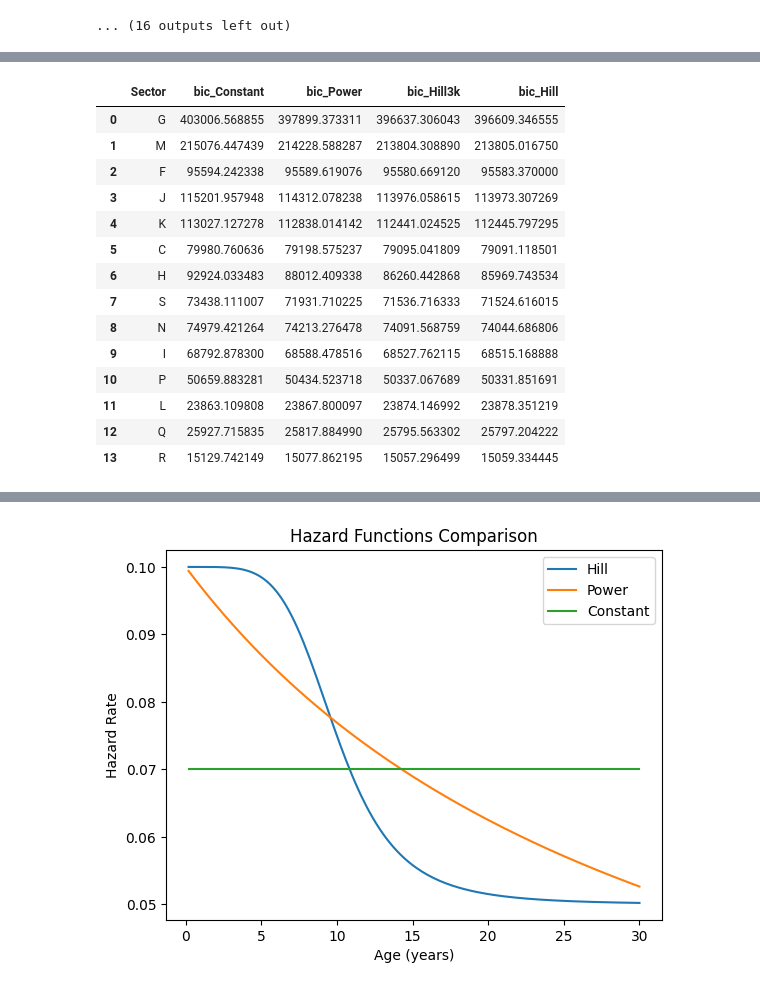
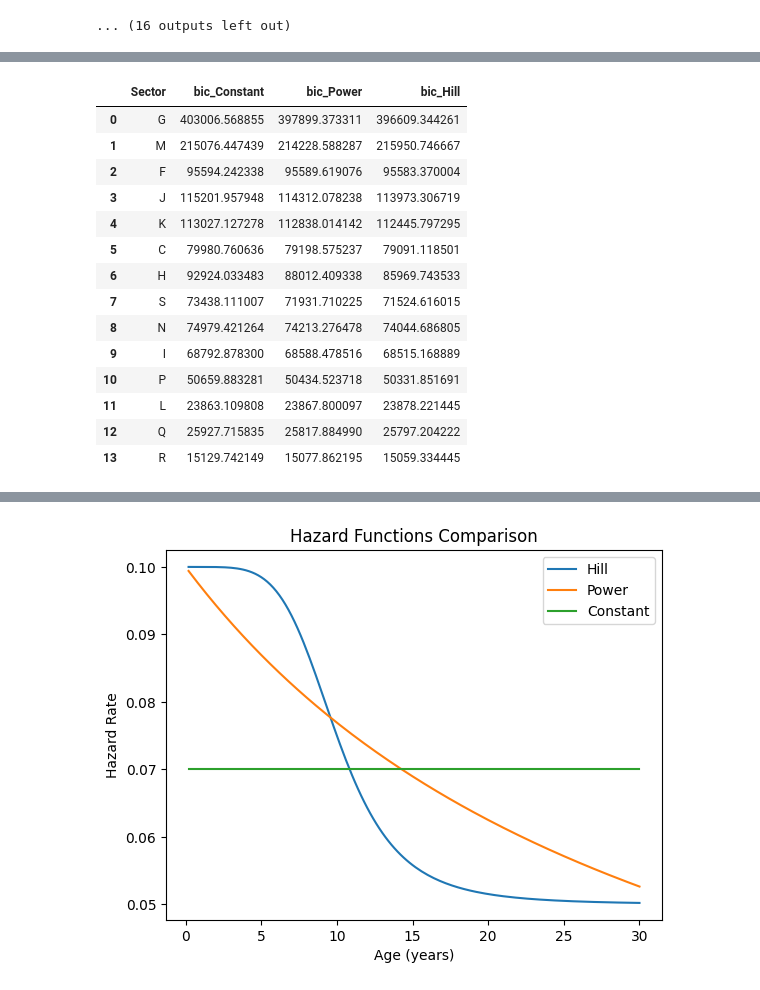
Before and after one commit to maxcyn/a-star, a Jupyter notebook: compare_model_fit.ipynb, the cells around one changed output, grey strips where cells are left out. Cells and saved outputs as stored; diff of their text form; code cells hidden in the pictures.

```diff
--- a/compare_model_fit.ipynb
+++ b/compare_model_fit.ipynb
@@ -263,7 +93,7 @@ for fil in sector_list:
 
     totals, survivors = obtain_total_alive_count(df_analysis, 'Sector', fil)
 
-    result1 = fit_hill_model_mle(ages, survivors, totals, [0.1, 0.04, 10, 5])
+    result1 = fit_hill_model_mle(ages, survivors, totals, [0.124, 0.04, 10, 5])
     result2 = fit_hill_model_mle(ages, survivors, totals, [0.2, 0.03, 7, 50])
 
     result = result1 if result1.fun < result2.fun else result2
@@ -612,10 +287,8 @@ R: [0.13209232926330486, 0.08403562377266503, 9.147833829472706]
 # %%
 from scipy.optimize import minimize_scalar
-def constant_survival_function(ages, mu):
-    return np.exp(-mu * ages)
 
 def model_survival_curve_constant(ages, mu):
-    return np.array([constant_survival_function(_, mu) for _ in ages])
+    return np.exp(-mu * ages)
 
 def neg_log_likelihood_constant(mu, ages, survivors, totals):
     if mu < 0:
@@ -627,7 +300,7 @@ def neg_log_likelihood_constant(mu, ages, survivors, totals):
     return -logL
 
 def fit_constant_model_mle(ages, survivors, totals):
-    bounds = (1e-6, 0.3)
+    bounds = (1e-6, 0.5)
     result = minimize_scalar(neg_log_likelihood_constant, bounds=bounds, args=(ages, survivors, totals), method='bounded')
     return result
 # %%
@@ -672,23 +345,6 @@ plt.show()
 -23856.099173195296
 [figure]
 # %%
-region_ll_constant = []
-region_list = ['NR','WR','CR','ER','NER']
-for fil in region_list:
-    sf, ages = obtain_survival_fractions(df_analysis, 'Region', fil)
-    totals, survivors = obtain_total_alive_count(df_analysis, 'Region', fil)
-    result = fit_constant_model_mle(ages, survivors, totals)
-    # print(result.x)
-    # plt.plot(ages, sf, 'o', markersize = 3, label='Observed survival fractions')
-    # plt.plot(ages, model_survival_curve_constant(ages, result.x[0]), label='MLE Constant Model', linestyle='--')
-    # plt.title(f'MLE Constant fit for {fil}')
-    # plt.xlabel('Age (years)')
-    # plt.ylabel('Survival Fraction')
-    # plt.legend()
-    # plt.grid(True)
-    # plt.show()
-    region_ll_constant.append(result.fun)
-
 sector_ll_constant = []
 for fil in sector_list:
     sf, ages = obtain_survival_fractions(df_analysis, 'Sector', fil)
@@ -705,7 +361,6 @@ for fil in sector_list:
     plt.show()
     sector_ll_constant.append(result.fun)
 
-region_aic_constant, region_bic_constant = compute_aic_bic(np.array(region_ll_constant), 1, len(ages))
 sector_aic_constant, sector_bic_constant = compute_aic_bic(np.array(sector_ll_constant), 1, len(ages))
 # %% [output]
 G: 0.11239679018019465
@@ -786,25 +406,24 @@ sector_df_aic.head(14)
 # %%
 sector_df_bic = pd.DataFrame({
     'Sector': sector_list,
     'bic_Constant': sector_bic_constant,
     'bic_Power': sector_bic_power,
-    'bic_Hill3k': sector_bic_hill3k,
-    'bic_Hill': sector_bic_hill,
+    'bic_Hill': sector_bic_hill
 })
 sector_df_bic.head(14)
 # %% [output]
-|  | Sector | bic_Constant | bic_Power | bic_Hill3k | bic_Hill |
-| 0 | G | 403006.568855 | 397899.373311 | 396637.306043 | 396609.346555 |
-| 1 | M | 215076.447439 | 214228.588287 | 213804.308890 | 213805.016750 |
-| 2 | F | 95594.242338 | 95589.619076 | 95580.669120 | 95583.370000 |
-| 3 | J | 115201.957948 | 114312.078238 | 113976.058615 | 113973.307269 |
-| 4 | K | 113027.127278 | 112838.014142 | 112441.024525 | 112445.797295 |
-| 5 | C | 79980.760636 | 79198.575237 | 79095.041809 | 79091.118501 |
-| 6 | H | 92924.033483 | 88012.409338 | 86260.442868 | 85969.743534 |
-| 7 | S | 73438.111007 | 71931.710225 | 71536.716333 | 71524.616015 |
-| 8 | N | 74979.421264 | 74213.276478 | 74091.568759 | 74044.686806 |
-| 9 | I | 68792.878300 | 68588.478516 | 68527.762115 | 68515.168888 |
-| 10 | P | 50659.883281 | 50434.523718 | 50337.067689 | 50331.851691 |
-| 11 | L | 23863.109808 | 23867.800097 | 23874.146992 | 23878.351219 |
-| 12 | Q | 25927.715835 | 25817.884990 | 25795.563302 | 25797.204222 |
-| 13 | R | 15129.742149 | 15077.862195 | 15057.296499 | 15059.334445 |
+|  | Sector | bic_Constant | bic_Power | bic_Hill |
+| 0 | G | 403006.568855 | 397899.373311 | 396609.344261 |
+| 1 | M | 215076.447439 | 214228.588287 | 215950.746667 |
+| 2 | F | 95594.242338 | 95589.619076 | 95583.370004 |
+| 3 | J | 115201.957948 | 114312.078238 | 113973.306719 |
+| 4 | K | 113027.127278 | 112838.014142 | 112445.797295 |
+| 5 | C | 79980.760636 | 79198.575237 | 79091.118501 |
+| 6 | H | 92924.033483 | 88012.409338 | 85969.743533 |
+| 7 | S | 73438.111007 | 71931.710225 | 71524.616015 |
+| 8 | N | 74979.421264 | 74213.276478 | 74044.686805 |
+| 9 | I | 68792.878300 | 68588.478516 | 68515.168889 |
+| 10 | P | 50659.883281 | 50434.523718 | 50331.851691 |
+| 11 | L | 23863.109808 | 23867.800097 | 23878.221445 |
+| 12 | Q | 25927.715835 | 25817.884990 | 25797.204222 |
+| 13 | R | 15129.742149 | 15077.862195 | 15059.334445 |
```
Also changed, not shown: parts of 31 cells of this notebook, 7 other files.
